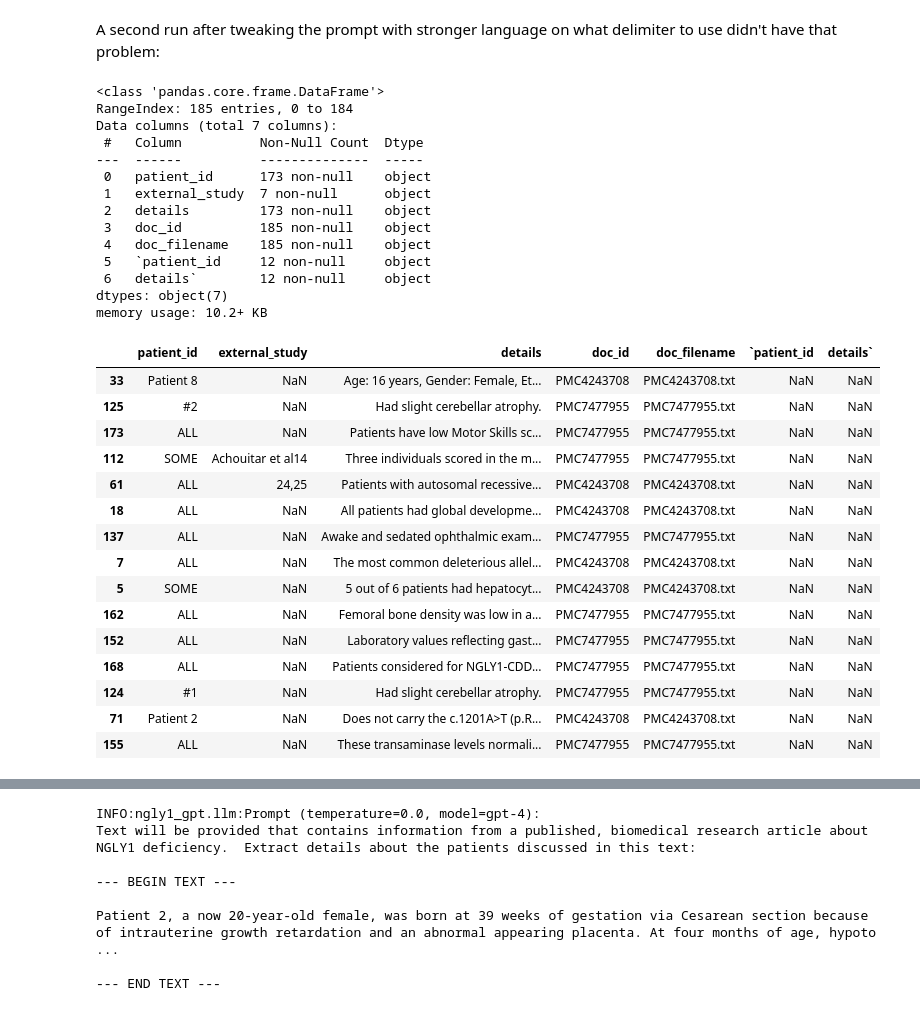
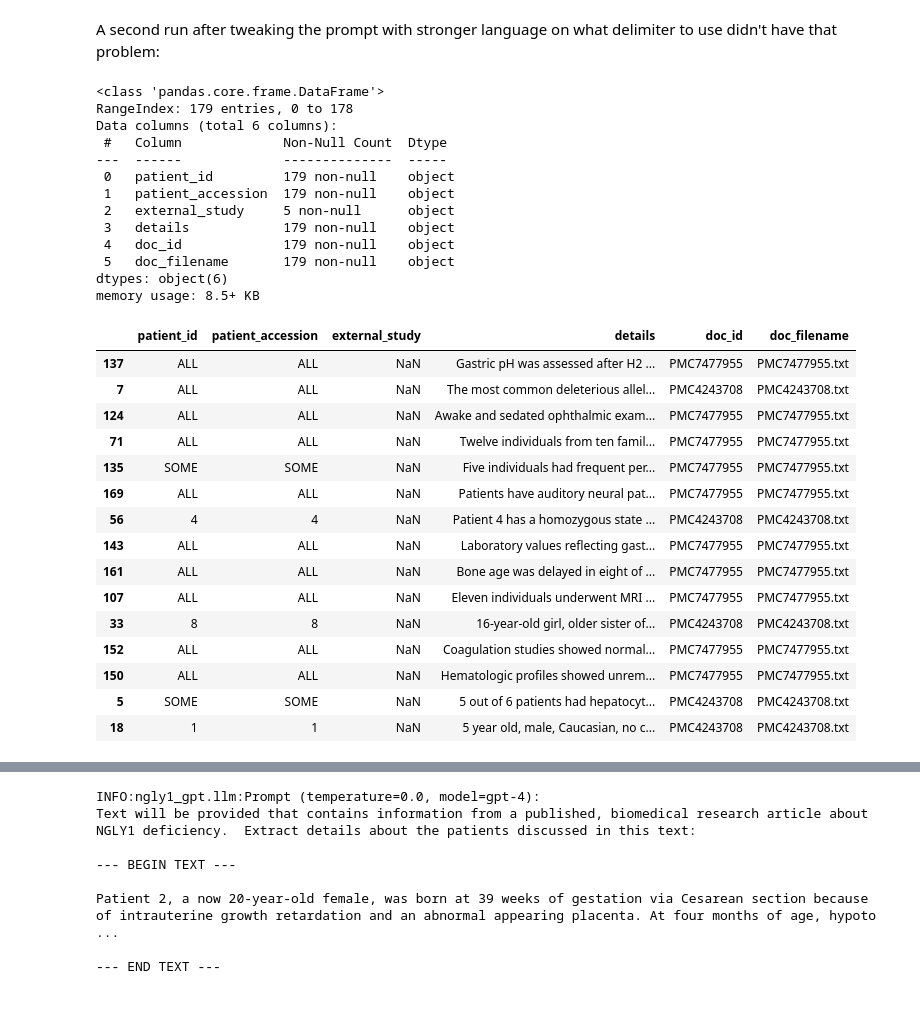
Before and after one commit to eric-czech/ngly1-gpt, a Jupyter notebook: ngly1_gpt/notebooks/patient_extraction.ipynb, the cells around one changed output, grey strips where cells are left out. Cells and saved outputs as stored; diff of their text form; code cells hidden in the pictures.

Commit message:
Patient extraction analysis

```diff
--- a/ngly1_gpt/notebooks/patient_extraction.ipynb
+++ b/ngly1_gpt/notebooks/patient_extraction.ipynb
@@ -85,39 +85,39 @@ memory usage: 8.6+ KB
 # %% [markdown]
 A second run after tweaking the prompt with stronger language on what delimiter to use didn't have that problem:
 # %%
-patients = pd.read_csv(utils.get_paths().output_data / "patients_2.tsv", sep="\t")
+#patients = pd.read_csv(utils.get_paths().output_data / "patients_2.1.tsv", sep="\t")
+patients = pd.read_csv(utils.get_paths().output_data / "patients_3.tsv", sep="\t")
 patients.info()
 patients.sample(n=15, random_state=0)
 # %% [output]
 <class 'pandas.core.frame.DataFrame'>
-RangeIndex: 185 entries, 0 to 184
-Data columns (total 7 columns):
- #   Column          Non-Null Count  Dtype
----  ------          --------------  -----
- 0   patient_id      173 non-null    object
- 1   external_study  7 non-null      object
- 2   details         173 non-null    object
- 3   doc_id          185 non-null    object
- 4   doc_filename    185 non-null    object
- 5   `patient_id     12 non-null     object
- 6   details`        12 non-null     object
-dtypes: object(7)
-memory usage: 10.2+ KB
+RangeIndex: 179 entries, 0 to 178
+Data columns (total 6 columns):
+ #   Column             Non-Null Count  Dtype
+---  ------             --------------  -----
+ 0   patient_id         179 non-null    object
+ 1   patient_accession  179 non-null    object
+ 2   external_study     5 non-null      object
+ 3   details            179 non-null    object
+ 4   doc_id             179 non-null    object
+ 5   doc_filename       179 non-null    object
+dtypes: object(6)
+memory usage: 8.5+ KB
-|  | patient_id | external_study | details | doc_id | doc_filename | `patient_id | details` |
-| 33 | Patient 8 | NaN | Age: 16 years, Gender: Female, Et... | PMC4243708 | PMC4243708.txt | NaN | NaN |
-| 125 | #2 | NaN | Had slight cerebellar atrophy. | PMC7477955 | PMC7477955.txt | NaN | NaN |
-| 173 | ALL | NaN | Patients have low Motor Skills sc... | PMC7477955 | PMC7477955.txt | NaN | NaN |
-| 112 | SOME | Achouitar et al14 | Three individuals scored in the m... | PMC7477955 | PMC7477955.txt | NaN | NaN |
-| 61 | ALL | 24,25 | Patients with autosomal recessive... | PMC4243708 | PMC4243708.txt | NaN | NaN |
-| 18 | ALL | NaN | All patients had global developme... | PMC4243708 | PMC4243708.txt | NaN | NaN |
-| 137 | ALL | NaN | Awake and sedated ophthalmic exam... | PMC7477955 | PMC7477955.txt | NaN | NaN |
-| 7 | ALL | NaN | The most common deleterious allel... | PMC4243708 | PMC4243708.txt | NaN | NaN |
-| 5 | SOME | NaN | 5 out of 6 patients had hepatocyt... | PMC4243708 | PMC4243708.txt | NaN | NaN |
-| 162 | ALL | NaN | Femoral bone density was low in a... | PMC7477955 | PMC7477955.txt | NaN | NaN |
-| 152 | ALL | NaN | Laboratory values reflecting gast... | PMC7477955 | PMC7477955.txt | NaN | NaN |
-| 168 | ALL | NaN | Patients considered for NGLY1-CDD... | PMC7477955 | PMC7477955.txt | NaN | NaN |
-| 124 | #1 | NaN | Had slight cerebellar atrophy. | PMC7477955 | PMC7477955.txt | NaN | NaN |
-| 71 | Patient 2 | NaN | Does not carry the c.1201A>T (p.R... | PMC4243708 | PMC4243708.txt | NaN | NaN |
-| 155 | ALL | NaN | These transaminase levels normali... | PMC7477955 | PMC7477955.txt | NaN | NaN |
+|  | patient_id | patient_accession | external_study | details | doc_id | doc_filename |
+| 137 | ALL | ALL | NaN | Gastric pH was assessed after H2 ... | PMC7477955 | PMC7477955.txt |
+| 7 | ALL | ALL | NaN | The most common deleterious allel... | PMC4243708 | PMC4243708.txt |
+| 124 | ALL | ALL | NaN | Awake and sedated ophthalmic exam... | PMC7477955 | PMC7477955.txt |
+| 71 | ALL | ALL | NaN | Twelve individuals from ten famil... | PMC7477955 | PMC7477955.txt |
+| 135 | SOME | SOME | NaN | Five individuals had frequent per... | PMC7477955 | PMC7477955.txt |
+| 169 | ALL | ALL | NaN | Patients have auditory neural pat... | PMC7477955 | PMC7477955.txt |
+| 56 | 4 | 4 | NaN | Patient 4 has a homozygous state ... | PMC4243708 | PMC4243708.txt |
+| 143 | ALL | ALL | NaN | Laboratory values reflecting gast... | PMC7477955 | PMC7477955.txt |
+| 161 | ALL | ALL | NaN | Bone age was delayed in eight of ... | PMC7477955 | PMC7477955.txt |
+| 107 | ALL | ALL | NaN | Eleven individuals underwent MRI ... | PMC7477955 | PMC7477955.txt |
+| 33 | 8 | 8 | NaN | 16-year-old girl, older sister of... | PMC4243708 | PMC4243708.txt |
+| 152 | ALL | ALL | NaN | Coagulation studies showed normal... | PMC7477955 | PMC7477955.txt |
+| 150 | ALL | ALL | NaN | Hematologic profiles showed unrem... | PMC7477955 | PMC7477955.txt |
+| 5 | SOME | SOME | NaN | 5 out of 6 patients had hepatocyt... | PMC4243708 | PMC4243708.txt |
+| 18 | 1 | 1 | NaN | 5 year old, male, Caucasian, no c... | PMC4243708 | PMC4243708.txt |
 # %%
 (
```
Also changed, not shown: parts of 9 cells of this notebook, 5 other files.
